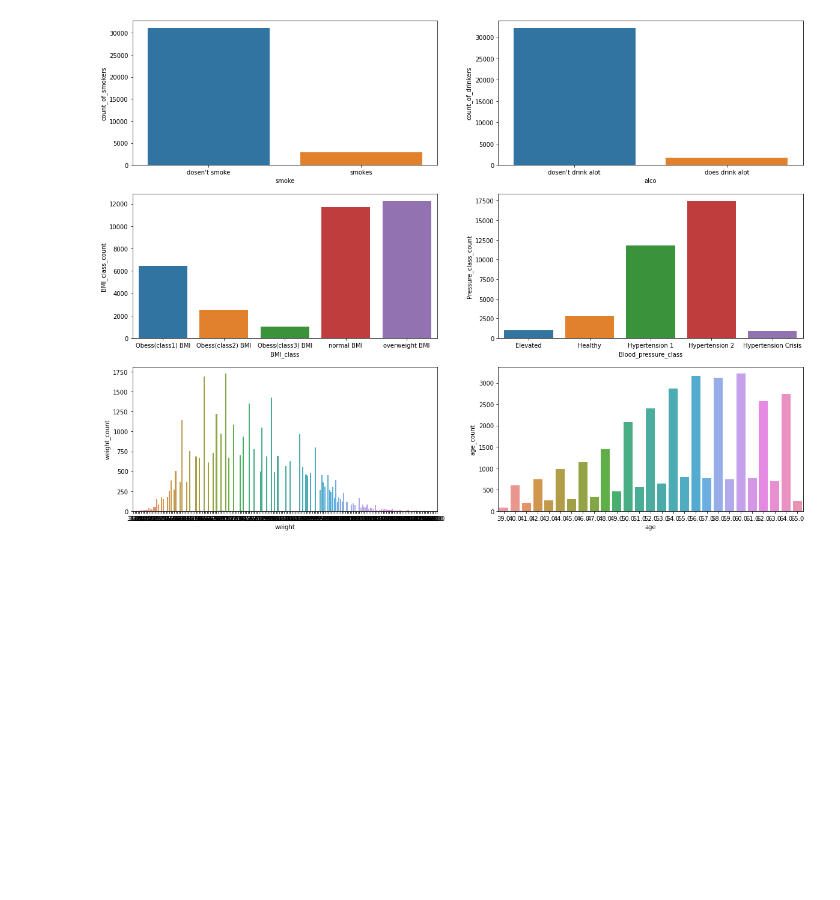
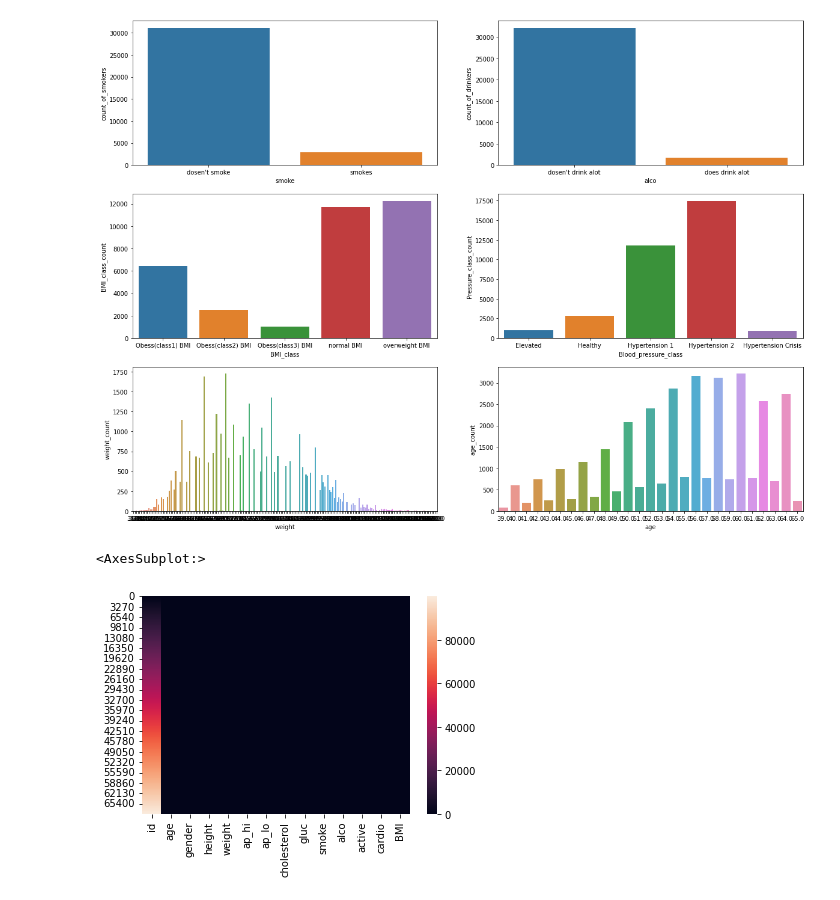
Before and after one commit to FabianAndersson17/Machinelearning-Fabian-Andersson, a Jupyter notebook: Labs/Machine-learning.ipynb, the cells around one changed output. Saved outputs shown, nothing was run; the diff lists cells and outputs as text; code cells hidden in the pictures; blank space fills up the shorter version.

Commit message:
started making a heatmap for corrolation

```diff
--- a/Labs/Machine-learning.ipynb
+++ b/Labs/Machine-learning.ipynb
@@ -599,3 +599,10 @@ sns.barplot(data = age_data, x = "age", y = "age_count", ax=ax[2, 1])
 # %% [output]
 <AxesSubplot:xlabel='age', ylabel='age_count'>
 [figure]
+# %%
+df_heatmap_data = df_medical_data_clean.drop(columns=["Blood_pressure_class", "BMI_class"], axis = 1)
+
+sns.heatmap(data=df_heatmap_data)
+# %% [output]
+<AxesSubplot:>
+[figure, added]
```
